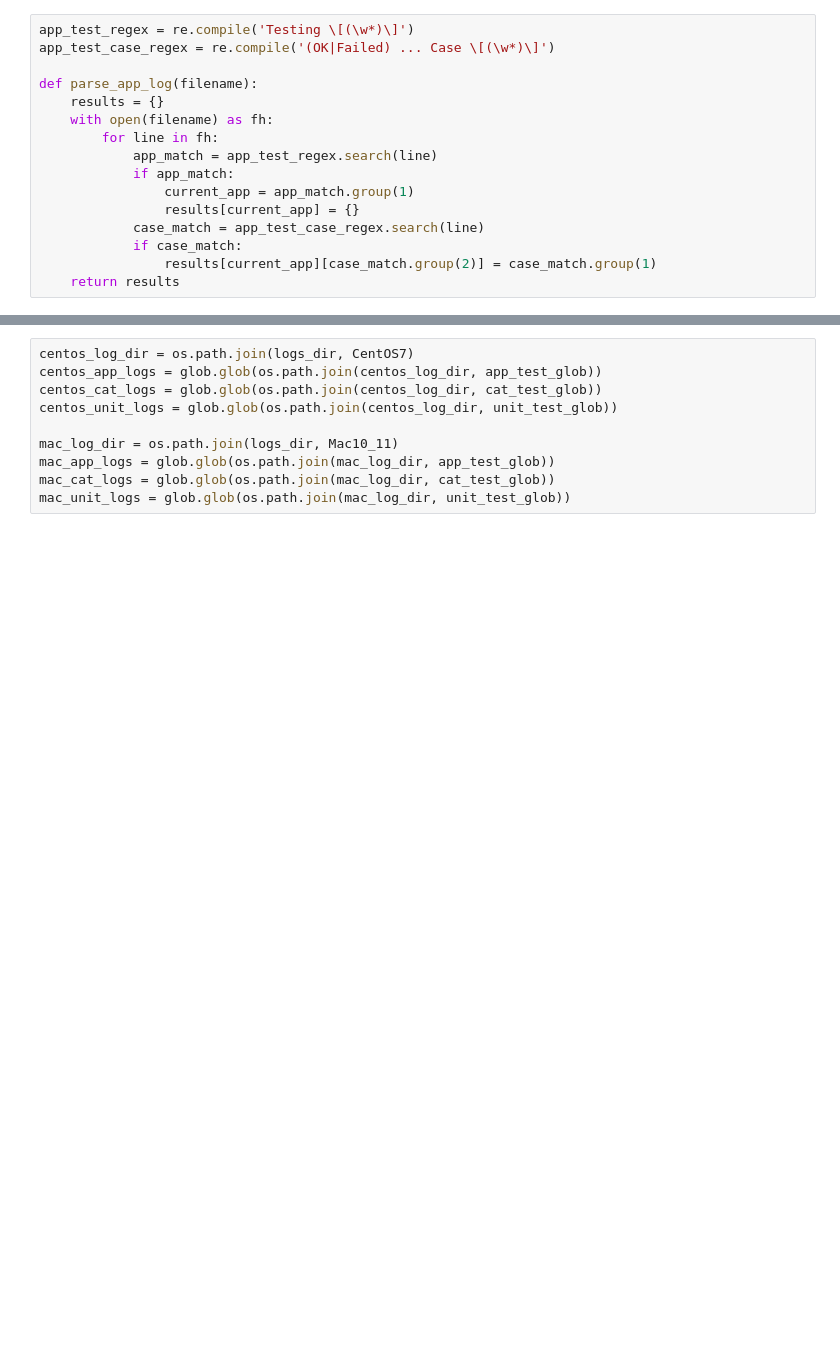
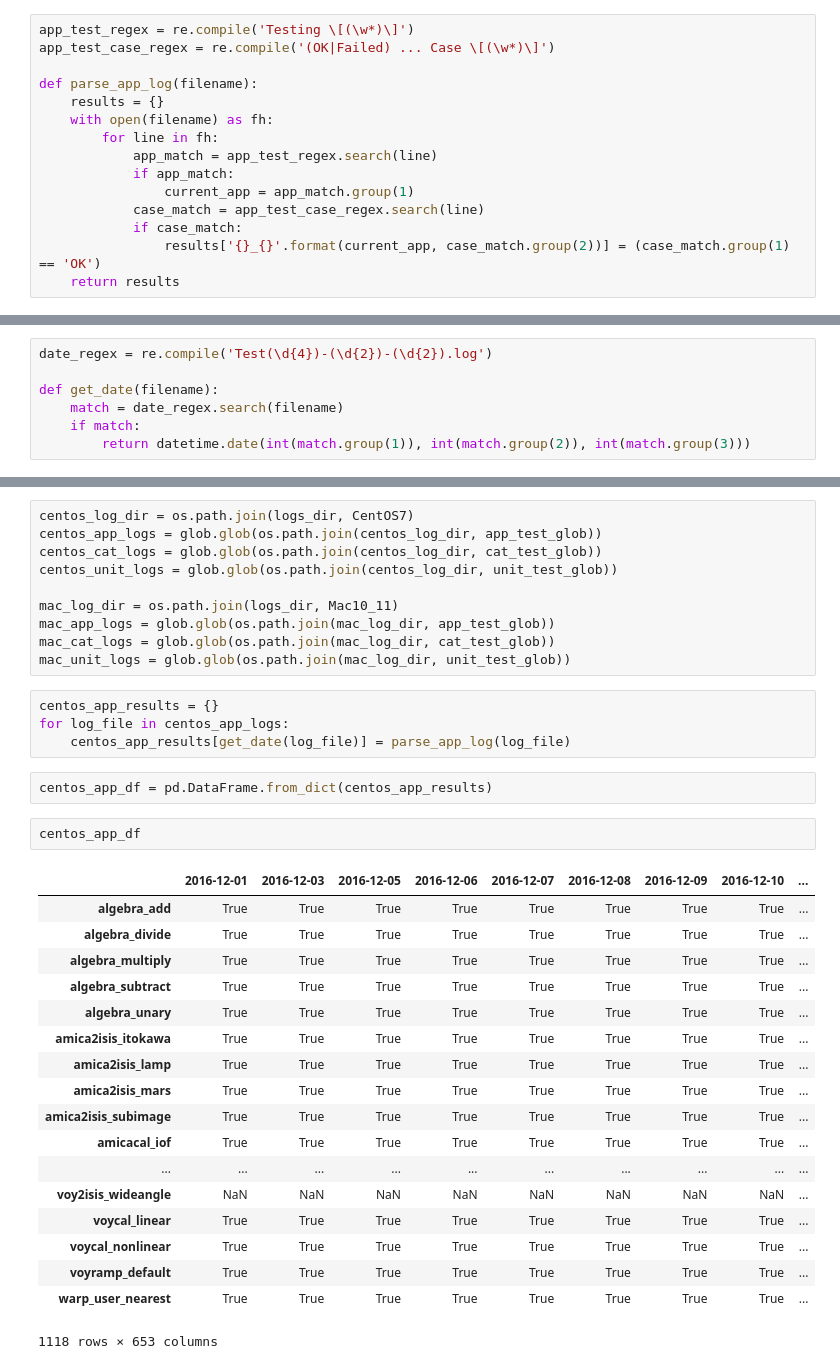
Before and after one commit to jessemapel/ISIS3_testing_analysis, a Jupyter notebook: parse_historical_logs.ipynb, the cells around one changed output, grey strips where cells are left out. Drawn from its saved outputs; the diff is of its cells as text; blank space fills up the shorter version.

```diff
--- a/parse_historical_logs.ipynb
+++ b/parse_historical_logs.ipynb
@@ -23,10 +23,9 @@ def parse_app_log(filename):
             app_match = app_test_regex.search(line)
             if app_match:
                 current_app = app_match.group(1)
-                results[current_app] = {}
             case_match = app_test_case_regex.search(line)
             if case_match:
-                results[current_app][case_match.group(2)] = case_match.group(1)
+                results['{}_{}'.format(current_app, case_match.group(2))] = (case_match.group(1) == 'OK')
     return results
 # %%
 cat_package_regex = re.compile('Working on Package \[(\w*)\]')
@@ -46,4 +44,11 @@ def parse_cat_log(filename):
     return results
+# %%
+date_regex = re.compile('Test(\d{4})-(\d{2})-(\d{2}).log')
+
+def get_date(filename):
+    match = date_regex.search(filename)
+    if match:
+        return datetime.date(int(match.group(1)), int(match.group(2)), int(match.group(3)))
 # %%
 logs_dir = "/usgs/cpkgs/isis3/logs/builds-tests/"
 CentOS7 = "Linux_x86_64_prog24"
@@ -61,3 +66,30 @@ mac_log_dir = os.path.join(logs_dir, Mac10_11)
 mac_app_logs = glob.glob(os.path.join(mac_log_dir, app_test_glob))
 mac_cat_logs = glob.glob(os.path.join(mac_log_dir, cat_test_glob))
 mac_unit_logs = glob.glob(os.path.join(mac_log_dir, unit_test_glob))
+# %%
+centos_app_results = {}
+for log_file in centos_app_logs:
+    centos_app_results[get_date(log_file)] = parse_app_log(log_file)
+# %%
+centos_app_df = pd.DataFrame.from_dict(centos_app_results)
+# %%
+centos_app_df
+# %% [output]
+|  | 2016-12-01 | 2016-12-03 | 2016-12-05 | 2016-12-06 | 2016-12-07 | 2016-12-08 | 2016-12-09 | 2016-12-10 | ... |
+| algebra_add | True | True | True | True | True | True | True | True | ... |
+| algebra_divide | True | True | True | True | True | True | True | True | ... |
+| algebra_multiply | True | True | True | True | True | True | True | True | ... |
+| algebra_subtract | True | True | True | True | True | True | True | True | ... |
+| algebra_unary | True | True | True | True | True | True | True | True | ... |
+| amica2isis_itokawa | True | True | True | True | True | True | True | True | ... |
+| amica2isis_lamp | True | True | True | True | True | True | True | True | ... |
+| amica2isis_mars | True | True | True | True | True | True | True | True | ... |
+| amica2isis_subimage | True | True | True | True | True | True | True | True | ... |
+| amicacal_iof | True | True | True | True | True | True | True | True | ... |
+| ... | ... | ... | ... | ... | ... | ... | ... | ... | ... |
+| voy2isis_wideangle | NaN | NaN | NaN | NaN | NaN | NaN | NaN | NaN | ... |
+| voycal_linear | True | True | True | True | True | True | True | True | ... |
+| voycal_nonlinear | True | True | True | True | True | True | True | True | ... |
+| voyramp_default | True | True | True | True | True | True | True | True | ... |
+| warp_user_nearest | True | True | True | True | True | True | True | True | ... |
+1118 rows × 653 columns
```
Also changed, not shown: parts of 3 cells of this notebook.
